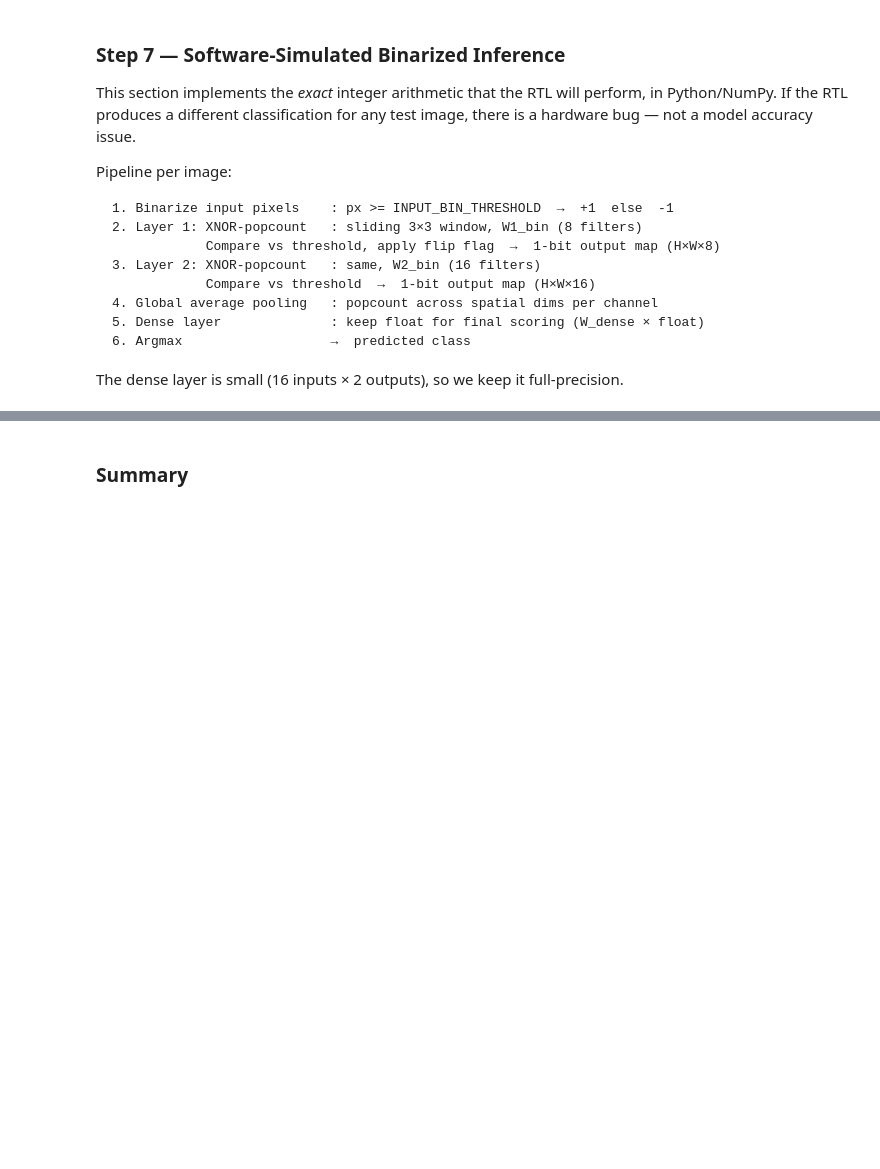
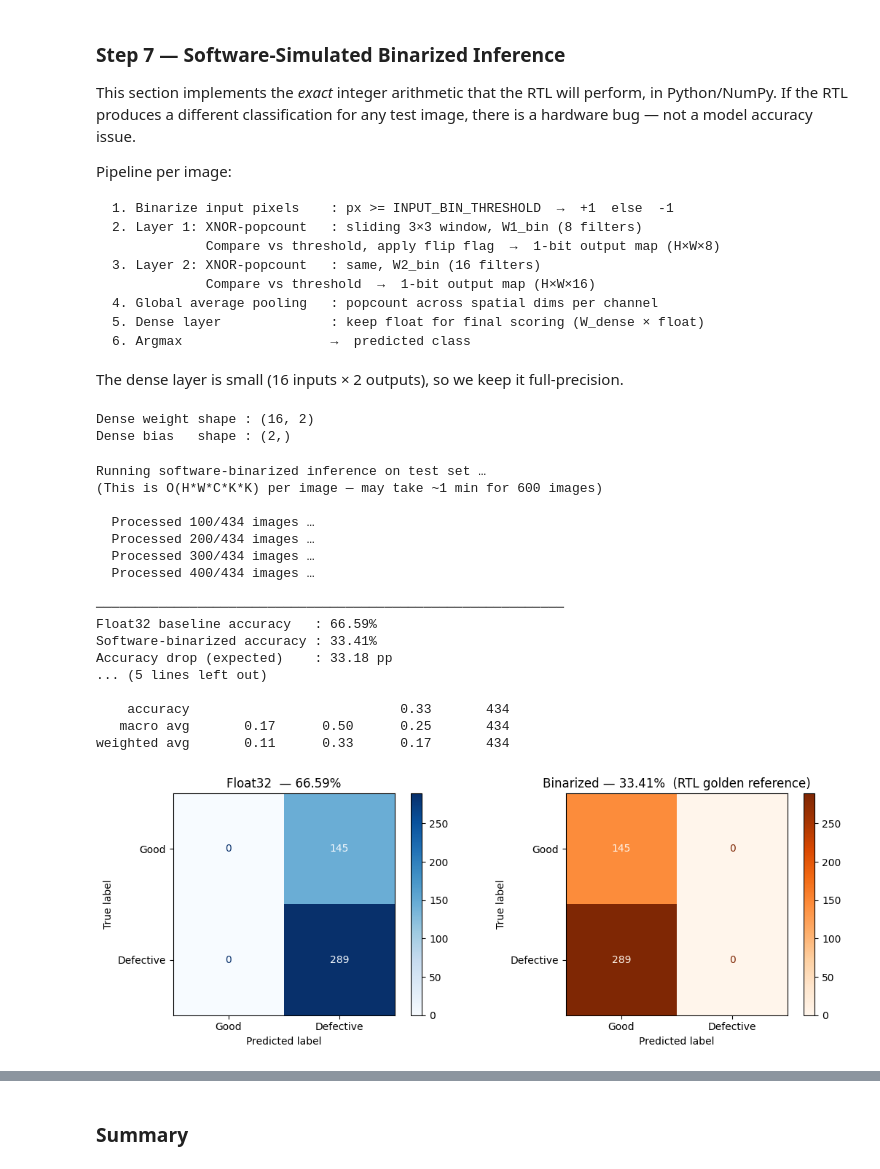
Before and after one commit to tanushrinaik-wq/binary-cnn-fpga, a Jupyter notebook: bcnn_binarize.ipynb, the cells around one changed output, grey strips where cells are left out. Cells and saved outputs as stored; diff of their text form; code cells hidden in the pictures; blank space fills up the shorter version.

````diff
--- a/bcnn_binarize.ipynb
+++ b/bcnn_binarize.ipynb
@@ -840,14 +1054,29 @@ Pipeline per image:
 ```
 
 The dense layer is small (16 inputs × 2 outputs), so we keep it full-precision.
+# %%
+# ─── Extract dense-layer weights ──────────────────────────────────────────────
+dense_layer  = float_model.get_layer("dense")
+W_dense, b_dense = dense_layer.get_weights()   # (16, 2), (2,)
+print(f"Dense weight shape : {W_dense.shape}")
+print(f"Dense bias   shape : {b_dense.shape}")
+
+Q_SCALE = 256   # Q8.8
+INT16_MIN, INT16_MAX = -32768, 32767
+
+def to_q8_8(x: np.ndarray) -> np.ndarray:
+    x_scaled = np.round(x * Q_SCALE)
+    x_clipped = np.clip(x_scaled, INT16_MIN, INT16_MAX)
+    return x_clipped.astype(np.int16)
+
+
+# Quantize
+Wq = to_q8_8(W_dense)   # (16,2)
+bq = to_q8_8(b_dense)   # (2,)
+# %% [output]
+Dense weight shape : (16, 2)
+Dense bias   shape : (2,)
 # %%
-# ─── Extract dense-layer weights ──────────────────────────────────────────────
-dense_layer  = float_model.get_layer("dense")
-W_dense, b_dense = dense_layer.get_weights()   # (16, 2), (2,)
-print(f"Dense weight shape : {W_dense.shape}")
-print(f"Dense bias   shape : {b_dense.shape}")
-
-
 def binarize_pixels(img_float: np.ndarray, threshold: int = INPUT_BIN_THRESHOLD) -> np.ndarray:
     """
     img_float : (H, W) float32 in [0,1]
@@ -960,9 +1189,24 @@ def bcnn_infer(
     gap = global_average_pool_binary(x2)   # (C2,) float32
 
     # 5. Dense layer (float)
-    logits = gap @ W_dense + b_dense       # (2,)
-    pred   = int(np.argmax(logits))
-    return pred, logits
+
+    # ─────────────────────────────────────────────────────────────
+    # FIX 2 — Quantized dense inference (bit-accurate to RTL)
+    # ─────────────────────────────────────────────────────────────
+
+    gap_q = to_q8_8(gap)  # quantize GAP output
+
+    logits_q = np.zeros(2, dtype=np.int32)
+
+    for i in range(2):
+        acc = np.int32(0)
+        for j in range(len(gap_q)):
+            acc += np.int32(gap_q[j]) * np.int32(Wq[j, i])
+        acc += np.int32(bq[i])
+        logits_q[i] = acc
+
+    pred = int(np.argmax(logits_q))
+    return pred, logits_q
 
 
 # ─── Run software-binarized inference on full test set ────────────────────────
@@ -1017,30 +1261,49 @@ print("─" * 62)
 tb_results = []
 for i in range(N_TEST_IMAGES):
     img    = X_tb[i, ..., 0]
     label  = int(y_tb[i])
     pred, logits = bcnn_infer(
         img, W1_bin, L1_thresh, W2_bin, L2_thresh, W_dense, b_dense
     )
     correct = (pred == label)
     tb_results.append({"img_idx": i, "label": label, "pred": pred, "correct": correct})
     sym = "✓" if correct else "✗"
     print(f"  {i:02d}  {'Good    ' if label==0 else 'Defective':>8}  "
           f"{'Good    ' if pred==0 else 'Defective':>8}  {sym:>9}  "
           f"{logits[0]:>10.4f}  {logits[1]:>10.4f}")
 
 tb_acc = sum(r["correct"] for r in tb_results) / N_TEST_IMAGES
 print(f"\n  Testbench accuracy: {tb_acc*100:.1f}%  ({sum(r['correct'] for r in tb_results)}/{N_TEST_IMAGES})")
 
 # Write golden output file for testbench automated checking
 golden_path = HEX_DIR / "golden_outputs.txt"
 with open(golden_path, "w") as f:
     f.write("// Golden expected outputs for RTL testbench\n")
     f.write("// Format: img_index  gt_label  expected_pred\n")
     for r in tb_results:
         f.write(f"{r['img_idx']:02d}  {r['label']}  {r['pred']}\n")
 print(f"\nGolden output reference → {golden_path}")
 
 
 # ═══════════════════════════════════════════════════════════════════════════════
 # SUMMARY — Accuracy Report & File Manifest
 # ═══════════════════════════════════════════════════════════════════════════════
+# %% [output]
+Running software-binarized inference on test set …
+(This is O(H*W*C*K*K) per image — may take ~1 min for 600 images)
+
+  Processed 100/434 images …
+  Processed 200/434 images …
+  Processed 300/434 images …
+  Processed 400/434 images …
+
+────────────────────────────────────────────────────────────
+Float32 baseline accuracy   : 66.59%
+Software-binarized accuracy : 33.41%
+Accuracy drop (expected)    : 33.18 pp
+... (5 lines left out)
+
+    accuracy                           0.33       434
+   macro avg       0.17      0.50      0.25       434
+weighted avg       0.11      0.33      0.17       434
+[figure, added]
````
Also changed, not shown: parts of 11 cells of this notebook, 1 other file.
